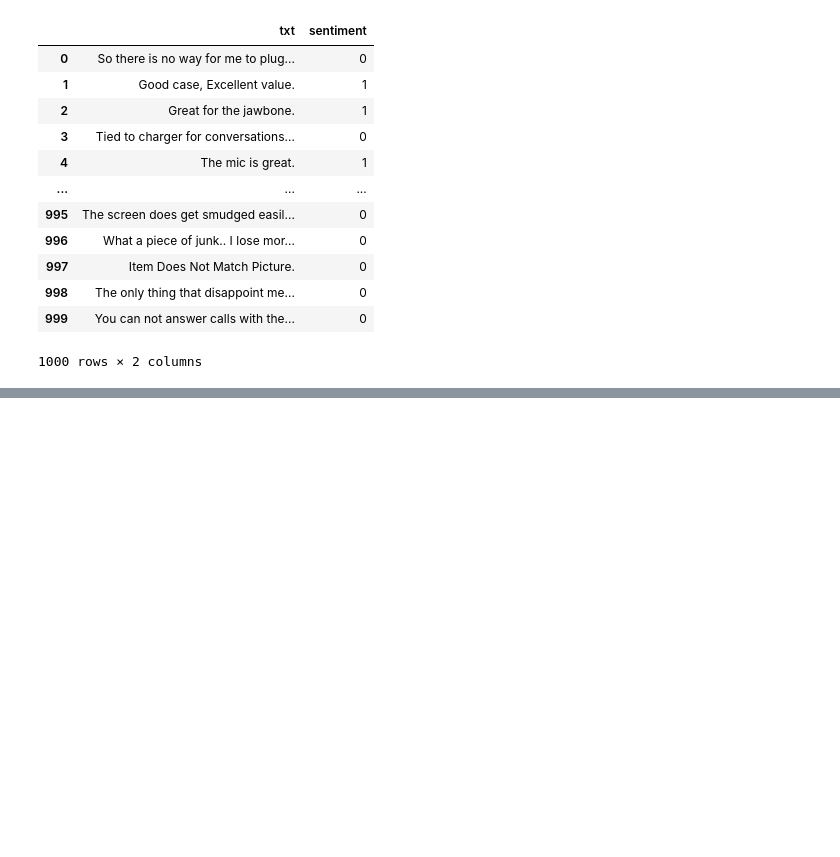
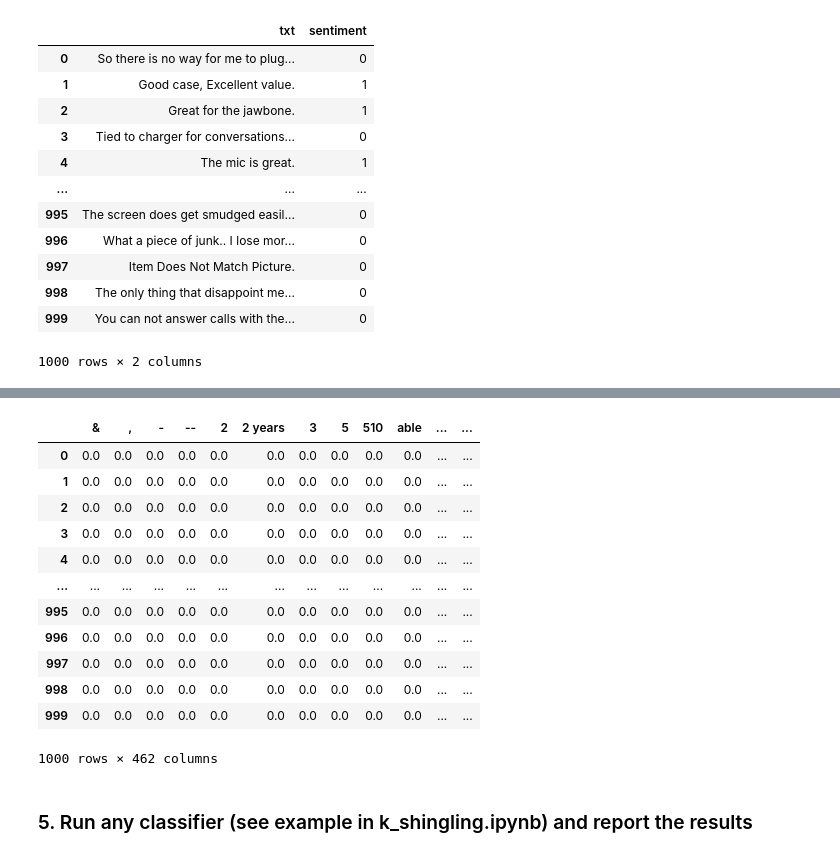
Before and after one commit to yairhoresh/Afeka, a Jupyter notebook: class_exercise_tfidf_simple_classifier.ipynb, the cells around one changed output, grey strips where cells are left out. Saved outputs shown, nothing was run; the diff lists cells and outputs as text; code cells hidden in the pictures; blank space fills up the shorter version.

```diff
--- a/class_exercise_tfidf_simple_classifier.ipynb
+++ b/class_exercise_tfidf_simple_classifier.ipynb
@@ -32,0 +42,4 @@ df
+# %%
+porterStemmer = PorterStemmer()
+df['stemmed_txt'] = df['txt'].apply(lambda x: ' '.join([porterStemmer.stem(word) for word in word_tokenize(x)]))
+df['stemmed_txt']
@@ -32,0 +167,19 @@ df
+# %%
+tfidf_df = pd.DataFrame(tf_idf_mat.toarray(), columns = tf_idf_names)
+tfidf_df
+# %% [output]
+|  | & | , | - | -- | 2 | 2 years | 3 | 5 | 510 | able | ... | ... |
+| 0 | 0.0 | 0.0 | 0.0 | 0.0 | 0.0 | 0.0 | 0.0 | 0.0 | 0.0 | 0.0 | ... | ... |
+| 1 | 0.0 | 0.0 | 0.0 | 0.0 | 0.0 | 0.0 | 0.0 | 0.0 | 0.0 | 0.0 | ... | ... |
+| 2 | 0.0 | 0.0 | 0.0 | 0.0 | 0.0 | 0.0 | 0.0 | 0.0 | 0.0 | 0.0 | ... | ... |
+| 3 | 0.0 | 0.0 | 0.0 | 0.0 | 0.0 | 0.0 | 0.0 | 0.0 | 0.0 | 0.0 | ... | ... |
+| 4 | 0.0 | 0.0 | 0.0 | 0.0 | 0.0 | 0.0 | 0.0 | 0.0 | 0.0 | 0.0 | ... | ... |
+| ... | ... | ... | ... | ... | ... | ... | ... | ... | ... | ... | ... | ... |
+| 995 | 0.0 | 0.0 | 0.0 | 0.0 | 0.0 | 0.0 | 0.0 | 0.0 | 0.0 | 0.0 | ... | ... |
+| 996 | 0.0 | 0.0 | 0.0 | 0.0 | 0.0 | 0.0 | 0.0 | 0.0 | 0.0 | 0.0 | ... | ... |
+| 997 | 0.0 | 0.0 | 0.0 | 0.0 | 0.0 | 0.0 | 0.0 | 0.0 | 0.0 | 0.0 | ... | ... |
+| 998 | 0.0 | 0.0 | 0.0 | 0.0 | 0.0 | 0.0 | 0.0 | 0.0 | 0.0 | 0.0 | ... | ... |
+| 999 | 0.0 | 0.0 | 0.0 | 0.0 | 0.0 | 0.0 | 0.0 | 0.0 | 0.0 | 0.0 | ... | ... |
+1000 rows × 462 columns
+# %% [markdown]
+### 5. Run any classifier (see example in k_shingling.ipynb) and report the results
```
Also changed, not shown: parts of 22 cells of this notebook.
